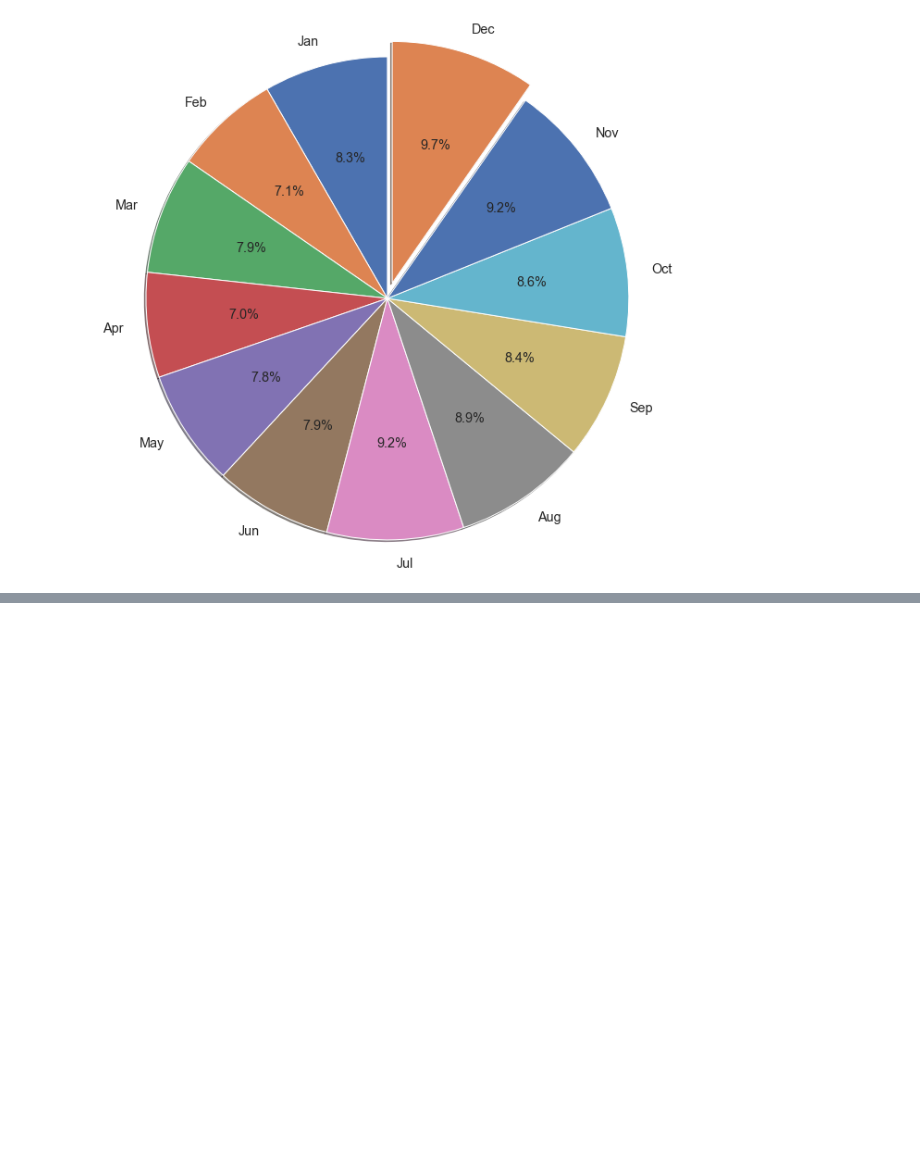
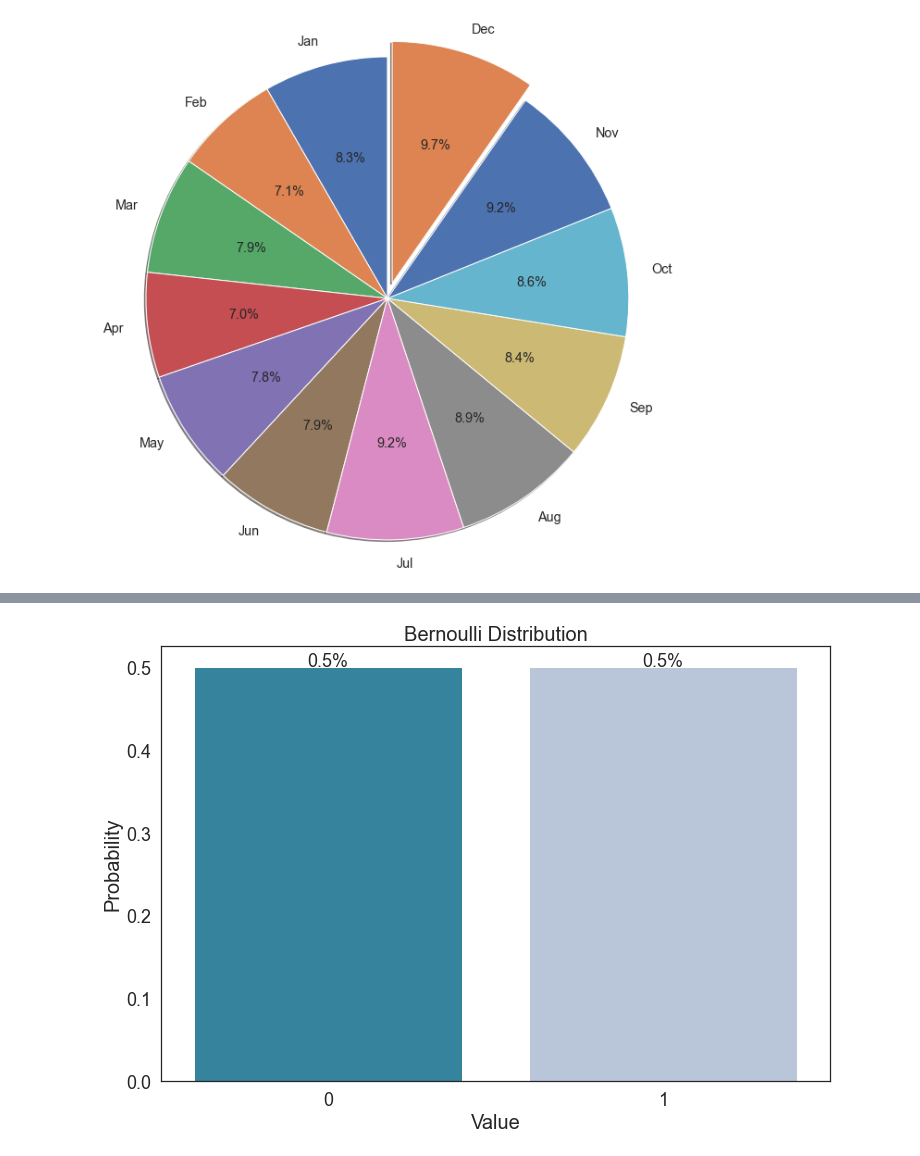
Before and after one commit to batucimenn/residentialDwellingPropertyTransactions, a Jupyter notebook: project.ipynb, the cells around one changed output, grey strips where cells are left out. Drawn from its saved outputs; the diff is of its cells as text; code cells hidden in the pictures; blank space fills up the shorter version.

```diff
--- a/project.ipynb
+++ b/project.ipynb
@@ -8,5 +14,22 @@ import matplotlib.pyplot as plt #visualisation
 %matplotlib inline
 sns.set(color_codes=True)
+# %%
+#The functions we will use in the future have been defined
+def label_graph(ticksfont, x_label, y_label, title_label, fontsize):
+    plt.xticks(fontsize=ticksfont)
+    plt.yticks(fontsize=ticksfont)
+    plt.xlabel(x_label, fontsize=fontsize)
+    plt.ylabel(y_label, fontsize=fontsize)
+    plt.title(title_label, fontsize=fontsize)
+def median(array):
+    median = np.median(array)
+    return print("Median:", median)
+def mean(array):
+    mean = np.mean(array)
+    return print("Mean:", mean)
+def variance(array):
+    variance = np.var(array)
+    return print("Variance:", variance)
 # %%
 #The file to be processed is assigned to the variable
 src = "residentialDwellingPropertyTransactions.csv"
@@ -310,0 +466,10 @@ numberOfHousesDF
+# %%
+#Above Average Sales has been created and values below the average are labeled as 0 and those above the average are labeled as 1
+numberOfHousesDF_month["Above Average Sales"] = 0
+for i in range(12):
+    if numberOfHousesDF_month["Value"][i] > np.mean(numberOfHousesDF_month["Value"]):
+        numberOfHousesDF_month["Above Average Sales"][i] = "1"
+    else:
+        numberOfHousesDF_month["Above Average Sales"][i] = "0"
+
+numberOfHousesDF_month
@@ -310,0 +490,13 @@ numberOfHousesDF
+# %%
+sns.set_style('white')
+fig,ax=plt.subplots(figsize=(12,8))
+probabilities=numberOfHousesDF_month['Above Average Sales'].value_counts(normalize=True)
+ax=sns.barplot(x=probabilities.index, y=probabilities.values, palette='PuBuGn_r')
+patches=ax.patches
+for i in range(len(patches)):
+    x=patches[i].get_x()+patches[i].get_width()/2
+    y=patches[i].get_height()+0.001
+    ax.annotate('{:.1f}%'.format(y),(x,y),ha='center',fontsize=18)
+label_graph(18,'Value','Probability','Bernoulli Distribution', 20)
+# %% [output]
+[figure, added]
```
Also changed, not shown: parts of 25 cells of this notebook.
